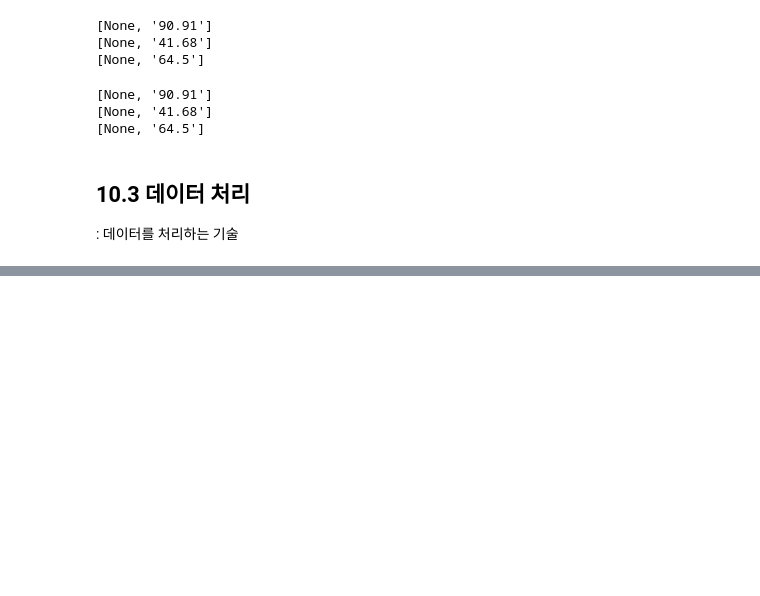
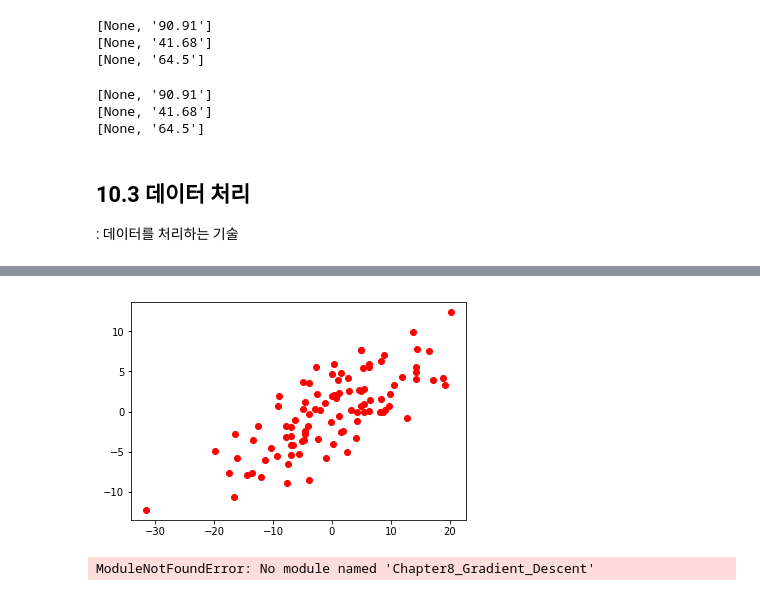
Before and after one commit to Kangchangwoo1/Code_Study, a Jupyter notebook: Python/DataScienceFromScratch_Oreilly/Chapter10.Data_Handling.ipynb, the cells around one changed output, grey strips where cells are left out. Saved outputs shown, nothing was run; the diff lists cells and outputs as text; code cells hidden in the pictures; blank space fills up the shorter version.

```diff
--- a/Python/DataScienceFromScratch_Oreilly/Chapter10.Data_Handling.ipynb
+++ b/Python/DataScienceFromScratch_Oreilly/Chapter10.Data_Handling.ipynb
@@ -142,7 +143,10 @@ def covariance(x,y):
 
 def shape(A):
     num_rows = len(A)
-    num_columns = len(A[0]) if A else 0
+    try:
+        num_columns = len(A[0]) if A else 0
+    except:
+        num_columns = 0
     return num_rows, num_columns
 
 def get_column(A,j):
@@ -328,0 +421,19 @@ all_changes = [change for changes in changes_by_symbol.values() for change in ch
+# %%
+def scale(data_matrix):
+    """각 열의 평균과 표준편차를 반환"""
+    num_rows, num_cols = shape(data_matrix)
+    means = [mean(get_column(data_matrix,j)) for j in range(num_cols)]
+    stdevs = [standard_deviation(get_column(data_matrix,j)) for j in range(num_cols)]
+    return means,stdevs
+
+def rescale(data_matrix):
+    """각 열의 평균을 0, 표준편차를 1로 변환하면서 입력되는 데이터의 척도를 조절, 편차가 없는 열은 그대로 유지"""
+    means,stdevs = scale(data_matrix)
+
+    def rescaled(i,j):
+        if stdevs[j] >0:
+            return (data_matrix[i][j] - means[j]) / stdevs[j]
+        else:
+            return data_matrix[i][j]
+    num_rows,num_cols= shape(data_matrix)
+    return make_matrix(num_rows,num_cols,rescaled)
@@ -328,0 +447,6 @@ all_changes = [change for changes in changes_by_symbol.values() for change in ch
+# %%
+def de_mean_matrix(A):
+    """A의 모든 값에서 각 열의 평균을 뺴준 행렬을 반환"""
+    nr,nc = shape(A)
+    column_means, _ = scale(A)
+    return make_matrix(nr,nc,lambda i,j: A[i][j] - column_means[j])
@@ -328,0 +562,7 @@ all_changes = [change for changes in changes_by_symbol.values() for change in ch
+# %%
+np_mean_X = np.array(de_mean_matrix(X))
+
+plt.plot( np_mean_X[:,0], np_mean_X[:,1],"ro")
+plt.show()
+# %% [output]
+[figure, added]
@@ -328,0 +593,10 @@ all_changes = [change for changes in changes_by_symbol.values() for change in ch
+# %%
+from Chapter8_Gradient_Descent.ipynb import maximize_batch
+def first_principal_component(X):
+    guess = [1 for _ in X[0]]
+    unscaled_maximizer = maximize_batch(partial(directional_variance,X),
+                                       partial(directional_variance_gradient,X),
+                                       guess)
+    return direction(unscaled_maximizer)
+# %% [output]
+ModuleNotFoundError: No module named 'Chapter8_Gradient_Descent'
```
Also changed, not shown: parts of 21 cells of this notebook.
